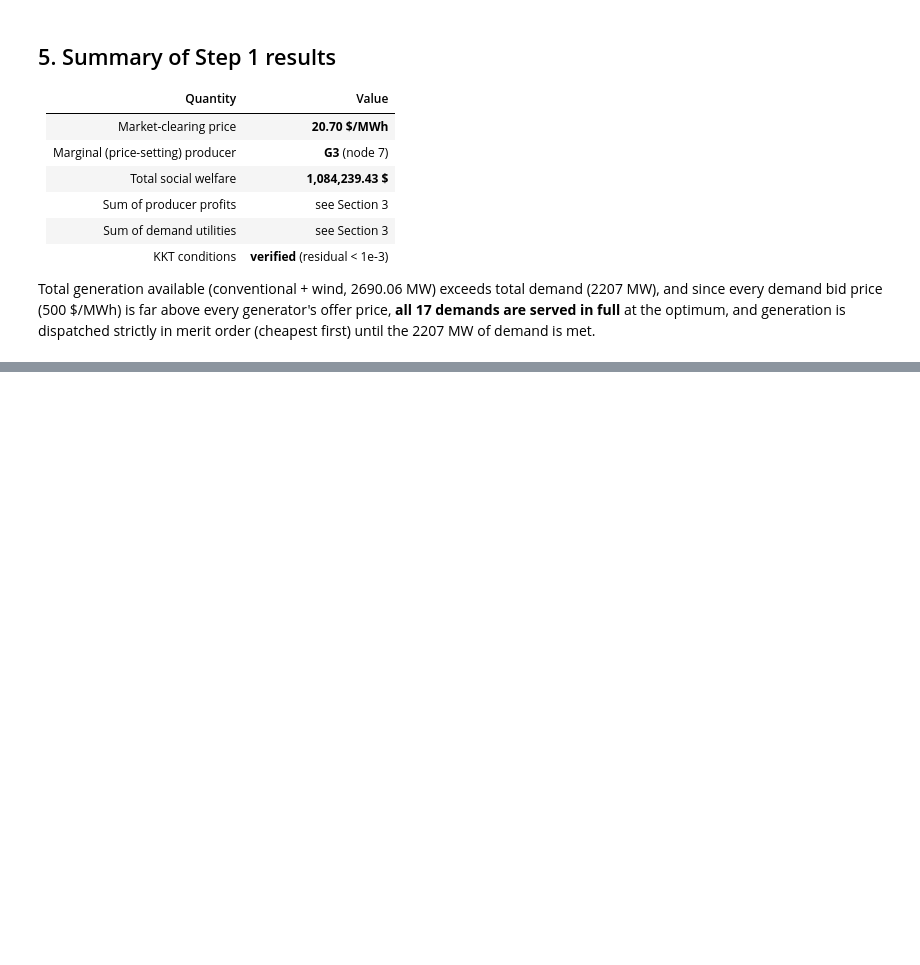
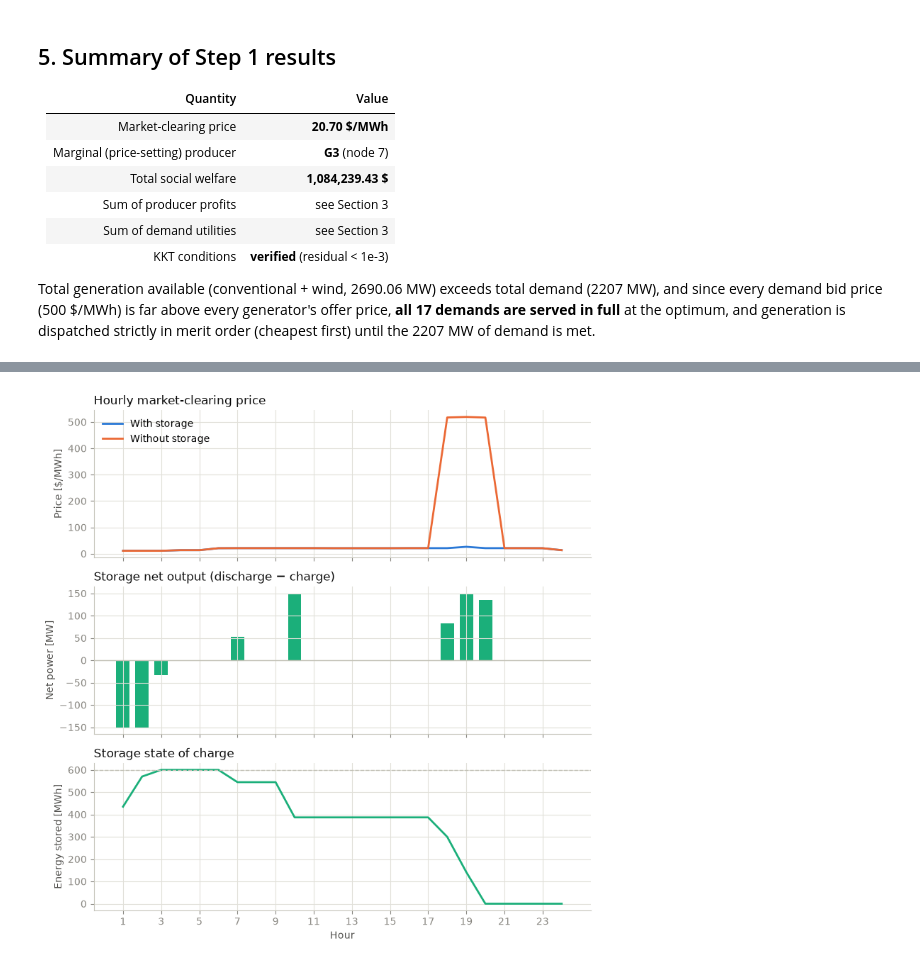
Before and after one commit to javierozoresarconada-spec/Renewables-Electricity-Markets-Energy-Forecasting-Portfolio-Quant-Analyst, a Jupyter notebook: Assignment 1.ipynb, the cells around one changed output, grey strips where cells are left out. Saved outputs shown, nothing was run; the diff lists cells and outputs as text; code cells hidden in the pictures; blank space fills up the shorter version.

```diff
--- a/Assignment 1.ipynb
+++ b/Assignment 1.ipynb
@@ -496,0 +658,15 @@ of demand is met.
+# %%
+supplier_capacity_th = np.zeros((n_sup, T))
+supplier_capacity_th[: len(gens), :] = gens["Capacity_MW"].to_numpy()[:, None]
+supplier_capacity_th[len(gens):, :] = wind["Day_ahead_forecast_MW"].to_numpy()[:, None] * wind_shape[None, :]
+
+demand_bid_th = demand_bid[:, None] * bid_price_shape[None, :]
+demand_maxload_th = demand_maxload[:, None] * load_shape[None, :]
+
+# Storage (pumped-hydro-like) parameters - see Section 6.1
+P_ch_max = 150.0
+P_dis_max = 150.0
+E_max = 600.0
+eta_ch = 0.90
+eta_dis = 0.95
+e0 = 0.5 * E_max
@@ -496,0 +815,31 @@ of demand is met.
+# %%
+fig, axes = plt.subplots(3, 1, figsize=(8, 8), sharex=True)
+
+axes[0].plot(hours, with_storage["price_t"], color="#2a78d6", linewidth=2, label="With storage")
+axes[0].plot(hours, without_storage["price_t"], color="#eb6834", linewidth=2, label="Without storage")
+axes[0].set_ylabel("Price [$/MWh]", color="#52514e")
+axes[0].set_title("Hourly market-clearing price", color="#0b0b0b", loc="left")
+axes[0].legend(frameon=False, loc="upper left")
+
+axes[1].bar(hours, with_storage["p_dis"] - with_storage["p_ch"], color="#1baf7a", width=0.7)
+axes[1].axhline(0.0, color="#c3c2b7", linewidth=1)
+axes[1].set_ylabel("Net power [MW]", color="#52514e")
+axes[1].set_title("Storage net output (discharge $-$ charge)", color="#0b0b0b", loc="left")
+
+axes[2].plot(hours, with_storage["e"], color="#1baf7a", linewidth=2)
+axes[2].axhline(E_max, color="#c3c2b7", linewidth=1, linestyle="--")
+axes[2].set_ylabel("Energy stored [MWh]", color="#52514e")
+axes[2].set_xlabel("Hour", color="#52514e")
+axes[2].set_title("Storage state of charge", color="#0b0b0b", loc="left")
+
+for ax in axes:
+    ax.set_xticks(range(1, 25, 2))
+    ax.grid(True, color="#e1e0d9", linewidth=0.8)
+    ax.spines[["top", "right"]].set_visible(False)
+    ax.spines[["left", "bottom"]].set_color("#c3c2b7")
+    ax.tick_params(colors="#898781")
+
+fig.tight_layout()
+plt.show()
+# %% [output]
+[figure, added]
```
Also changed, not shown: parts of 17 cells of this notebook, 2 other files.
